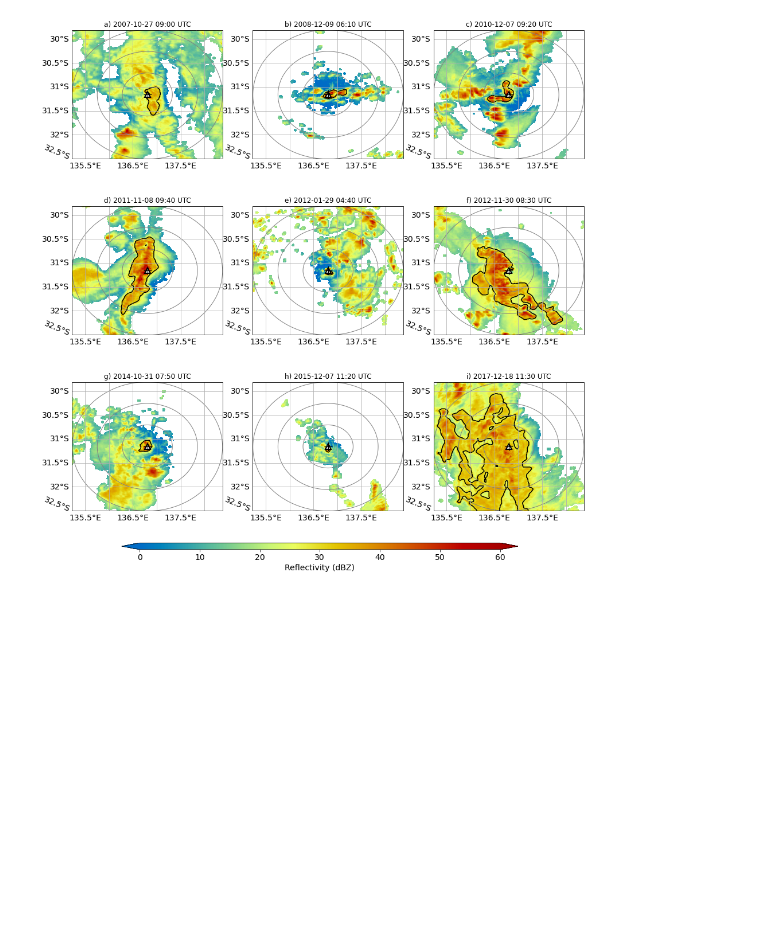
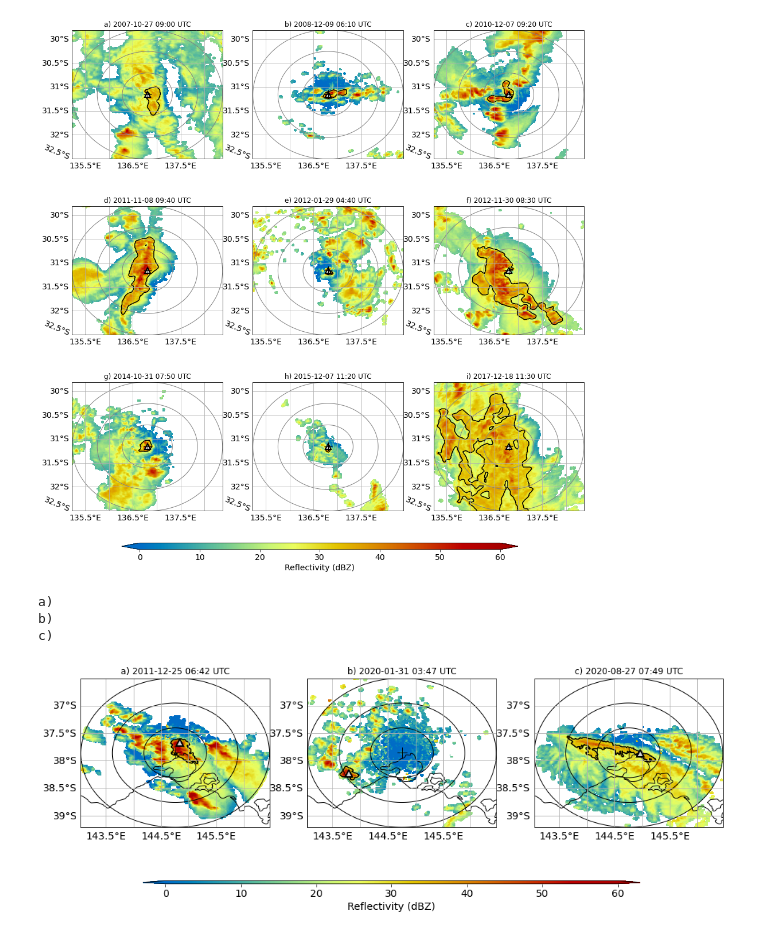
Before and after one commit to andrewbrown31/tint_processing, a Jupyter notebook: auto_case_driver/cape_shear_radar_all_30dbz.ipynb, the cells around one changed output. Cells and saved outputs as stored; diff of their text form; code cells hidden in the pictures; blank space fills up the shorter version.

Commit message:
First revisions (case study paper)

```diff
--- a/auto_case_driver/cape_shear_radar_all_30dbz.ipynb
+++ b/auto_case_driver/cape_shear_radar_all_30dbz.ipynb
@@ -324,3 +324,61 @@ plot_driver(details_list[details_list.stn_name=="Woomera"], "cape_s06_radar_sa")
 2017-12-18 11:34:00
 /g/data/eg3/ab4502/TINTobjects/27_20171217_20171218.h5
 [figure]
+# %%
+#Three cases for Melbourne: All didderent environmental clusters
+
+plt.figure(figsize=[16,6])
+
+dets = [\
+        {"lat":-37.6654, "lon":144.8322, "time" : [dt.datetime(2011,12,25,6,42)], "rid":"2", "title":"a) "},\
+        {"lat":-38.2332, "lon":143.7924, "time" : [dt.datetime(2020,1,31,3,47,0)], "rid":"2", "title":"b) "},\
+        {"lat":-37.8640, "lon":144.9639, "time" : [dt.datetime(2020,8,27,7,49,0)], "rid":"2", "title":"c) "},\
+       ]
+,
+cnt=1
+cape_list=[]
+s06_list=[]
+
+grids = [h5py.File("/g/data/eg3/ab4502/TINTobjects/2_20111201_20111231.h5", "r"),\
+         h5py.File("/g/data/eg3/ab4502/TINTobjects/2_20200101_20200131.h5", "r"),\
+         h5py.File("/g/data/eg3/ab4502/TINTobjects/2_20200801_20200831.h5", "r")]
+group_ids = ["20111225063636/1267","20200131034228/1904","20200827074831/508"]
+
+for i in np.arange(len(dets)):
+    print(dets[i]["title"])
+    ax = plt.subplot(1,3,cnt,projection=ccrs.PlateCarree())
+    plt.title(dets[i]["title"] + dets[i]["time"][0].strftime("%Y-%m-%d %H:%M") + " UTC")
+    if cnt==1:
+        plot_cbar=True
+    else:
+        plot_cbar=False
+    disp = plot_radar(dets[i]["rid"], dets[i]["time"][0], dets[i]["lon"], dets[i]["lat"], ax, plot_cbar=plot_cbar)
+    g1=ax.gridlines(draw_labels=True); g1.ylabels_right=False; g1.xlabels_top=False
+    ax.coastlines()
+
+    t = dets[i]["time"][0].strftime("%Y%m%d")
+    grid = grids[i]
+    group_id = group_ids[i]
+
+    mask, x, y = reconstruct_grid(grid, group_id)
+    ax.contour(x,y,mask,levels=[0,1],colors="k")
+
+    temp_df = cape_shear_data(["mu_cape","s06"], dets[i]["time"][0], dets[i]["lat"], dets[i]["lon"], r=50, func=np.max)
+    cape_list.append(temp_df.loc["mu_cape"].values[0])
+    s06_list.append(temp_df.loc["s06"].values[0])
+
+    plot_range_rings(disp.grid.origin_longitude["data"][0],disp.grid.origin_latitude["data"][0],150,ax)
+    plot_range_rings(disp.grid.origin_longitude["data"][0],disp.grid.origin_latitude["data"][0],100,ax)
+    plot_range_rings(disp.grid.origin_longitude["data"][0],disp.grid.origin_latitude["data"][0],50,ax)
+    g1.ylabel_style = {"size":14}
+    g1.xlabel_style = {"size":14}
+    ax.plot(disp.grid.origin_longitude["data"][0],disp.grid.origin_latitude["data"][0],marker="+",ms=14,mew=1,color="k")
+
+    cnt=cnt+1
+
+plt.savefig("/g/data/eg3/ab4502/figs/ExtremeWind/case_studies/melbourne_example.jpeg", dpi=400, bbox_inches="tight")
+# %% [output]
+a)
+b)
+c)
+[figure, added]
```
Also changed, not shown: 9 other files.
